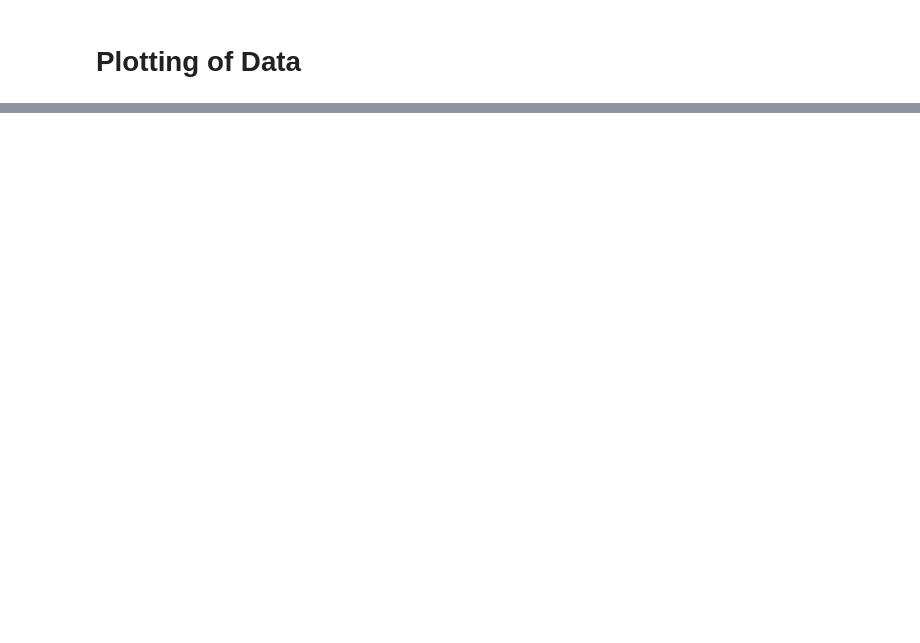
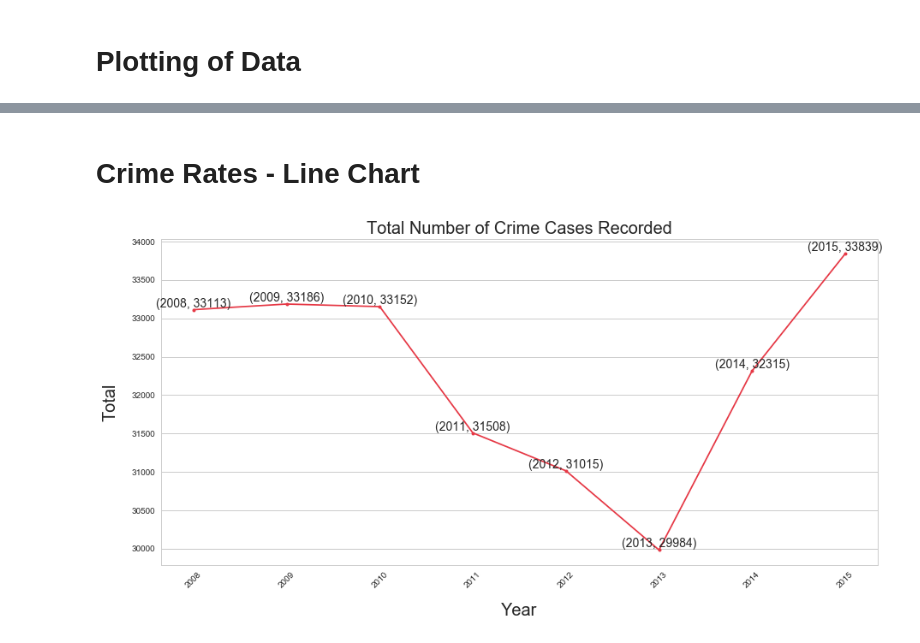
Before and after one commit to Ghos7ie/PDS_CA2, a Jupyter notebook: Graph Plotting.ipynb, the cells around one changed output, grey strips where cells are left out. Saved outputs shown, nothing was run; the diff lists cells and outputs as text; code cells hidden in the pictures; blank space fills up the shorter version.

```diff
--- a/Graph Plotting.ipynb
+++ b/Graph Plotting.ipynb
@@ -50,0 +47,38 @@ if __name__ == '__main__':
+# %% [markdown]
+# Crime Rates - Line Chart
+# %%
+%matplotlib inline
+import pandas as pd
+import pymongo
+from pymongo import MongoClient
+import matplotlib.pyplot as plt
+import seaborn as sns
+sns.set(style='whitegrid')
+
+client = MongoClient()
+db = client['pds_CA2']
+
+# Retrieve data from mongoDB
+dataCrime = pd.DataFrame(list(db.crimeRates.find()))
+
+# Plotting graph
+scatterPlot = plt.figure(figsize=(15,7))
+axis2 = scatterPlot.add_subplot(111)
+## Set title
+plt.title('Total Number of Crime Cases Recorded', fontsize=20)
+## Set x and y labels
+plt.xlabel('Year', fontsize=20, labelpad=15)
+plt.ylabel('Total', fontsize=20, labelpad=15)
+## Rotate x ticks
+plt.xticks(rotation=45)
+# Plot line graph
+axis2.plot(dataCrime['year'], dataCrime['overall_crime_cases_recorded'],
+           label='Crimes recorded', marker = 'o',markersize=4, color='#e63946')
+# Label each point
+for xy in zip(dataCrime['year'], dataCrime['overall_crime_cases_recorded']):
+    axis2.annotate('(%s, %s)' % xy, xy=xy, xycoords='data', textcoords='data',
+                    ha='center', va='bottom', size=14)
+plt.grid(axis='x')
+plt.show()
+# %% [output]
+[figure, added]
```
Also changed, not shown: parts of 18 cells of this notebook, 8 other files.
